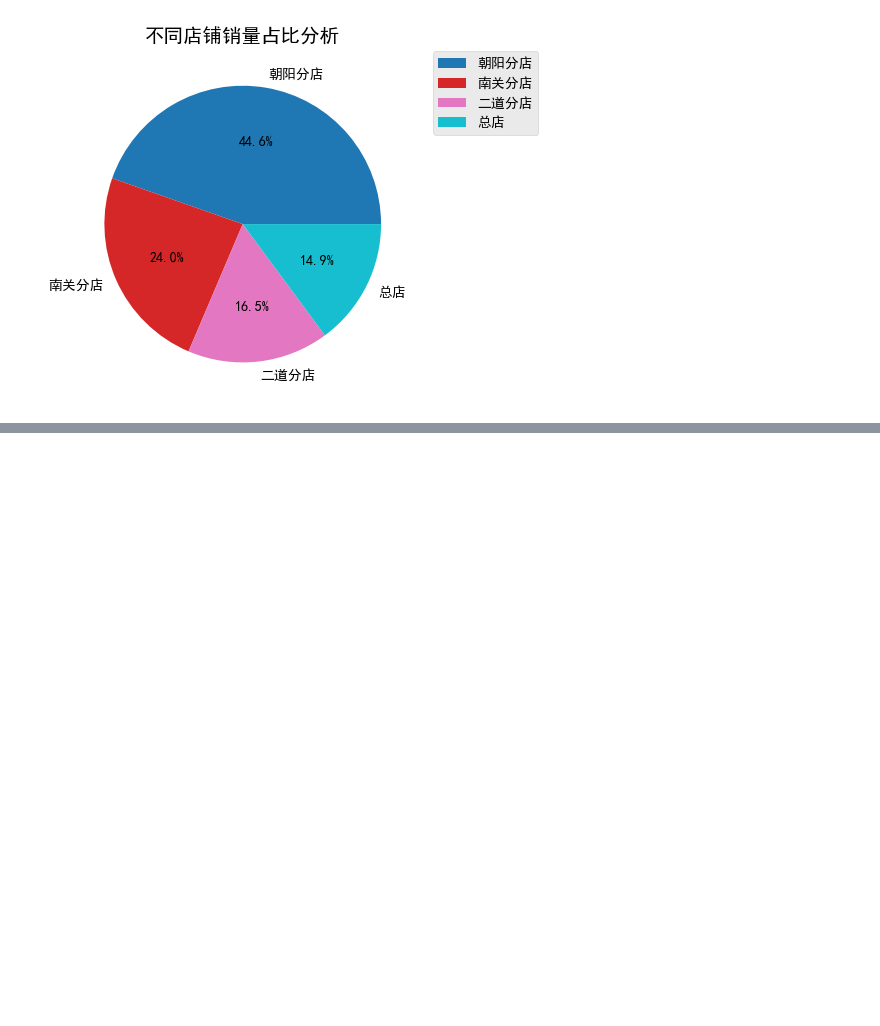
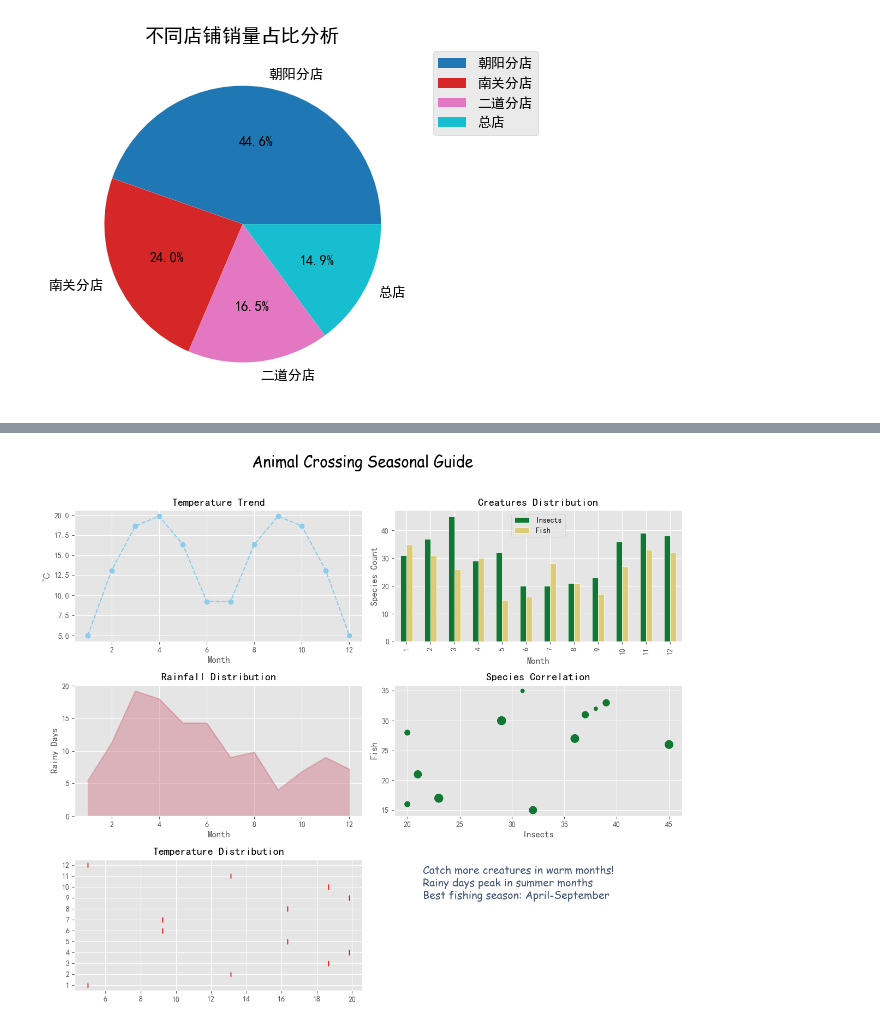
Before and after one commit to MercuryHaipeng/Python-Visualization-Tutorial, a Jupyter notebook: Chapter 3/3-1.ipynb, the cells around one changed output, grey strips where cells are left out. Drawn from its saved outputs; the diff is of its cells as text; code cells hidden in the pictures; blank space fills up the shorter version.

```diff
--- a/Chapter 3/3-1.ipynb
+++ b/Chapter 3/3-1.ipynb
@@ -170,0 +282,94 @@ plt.show()
+# %%
+import pandas as pd
+import numpy as np
+import matplotlib.pyplot as plt
+
+# 生成模拟数据
+np.random.seed(2026)    # 设置随机种子以确保结果可重复
+months = np.arange(1, 13)  # 月份从1到12
+temperature = 5 + 15 * np.abs(np.sin(np.linspace(0, 2*np.pi, num=12)))  # 使用正弦函数生成温度数据
+rain_days = np.random.randint(8, 18, 12) * np.array([0.6, 0.8, 1.2, 1.5, 1.3, 1.1, 0.9, 0.7, 0.5, 0.4, 0.6, 0.9])   # 生成降雨天数数据（每月降雨天数随月份变化）
+insects = np.clip(np.round(30 + 10*np.sin(months/1.5) + np.random.normal(0, 3, 12)), 20, 45)  # 生成昆虫数量数据（介于20到45之间）
+fish = np.clip(np.round(25 + 8*np.cos(months/2) + np.random.normal(0, 4, 12)), 15, 40)  # 生成鱼类数量数据（介于15到40之间）
+
+df = pd.DataFrame(
+    {
+        "Month": months,
+        "Temperature(℃)": temperature,
+        "Rainy Days": rain_days,
+        "Insects": insects,
+        "Fish": fish
+    }
+).set_index("Month")    # 将月份设置为索引
+print(df)
+
+# 设置森友会主题样式
+plt.style.use('ggplot')
+colors = ['#88CCEE', '#117733', '#DDCC77', '#CC6677']   # 森友会配色
+# 创建组合列表
+fig, axes = plt.subplots(3, 2, figsize=(12, 10))
+plt.suptitle('Animal Crossing Seasonal Guide', fontsize=20, y=1.02, fontfamily='cursive')
+
+# 1. 温度趋势折线图
+df['Temperature(℃)'].plot(
+    ax=axes[0, 0],
+    marker='o',
+    color=colors[0],
+    title='Temperature Trend',
+    ylabel='℃',
+    grid=True,
+    linestyle='--'
+)
+# 2. 生物分布柱状图
+df[['Insects', 'Fish']].plot(
+    ax=axes[0, 1],
+    kind='bar',
+    color=[colors[1], colors[2]],
+    title='Creatures Distribution',
+    ylabel='Species Count',
+    edgecolor='white'
+)
+# 3. 降雨分布面积图
+df['Rainy Days'].plot(
+    ax=axes[1, 0],
+    kind='area',
+    color=colors[3],
+    alpha=0.4,
+    title='Rainfall Distribution',
+    ylabel='Rainy Days',
+    grid=True,
+)
+# 4. 物种相关性散点图
+df.plot(
+    ax=axes[1, 1],
+    kind='scatter',
+    x='Insects',
+    y='Fish',
+    color=colors[1],
+    s=df['Temperature(℃)'] * 8,     # 根据温度大小调整点的大小
+    title='Species Correlation',
+    edgecolor='w'
+)
+# 5. 温度分布箱线图
+df[['Temperature(℃)']].T.plot(
+    ax=axes[2, 0],
+    kind='box',
+    color=dict(boxes=colors[0], whiskers=colors[1], medians='red'),
+    title='Temperature Distribution',
+    patch_artist=True,              # 填充箱体
+    vert=False,                     # 水平箱线图
+)
+
+# 添加趣味注释
+axes[2, 1].axis('off')
+axes[2, 1].text(0.1, 0.7,
+                "Catch more creatures in warm months! \n"
+                "Rainy days peak in summer months \n"
+                "Best fishing season: April-September",
+                fontsize=14,
+                fontfamily='cursive',
+                color='#445577')
+plt.tight_layout()
+plt.savefig('animal_crossing_charts.png', bbox_inches='tight')  # 裁剪掉图表周围的空白区域并保存图片
+plt.show()
+# %% [output]
@@ -170,0 +390 @@ plt.show()
+[figure, added]
```
Also changed, not shown: parts of 11 cells of this notebook, 2 other files.
